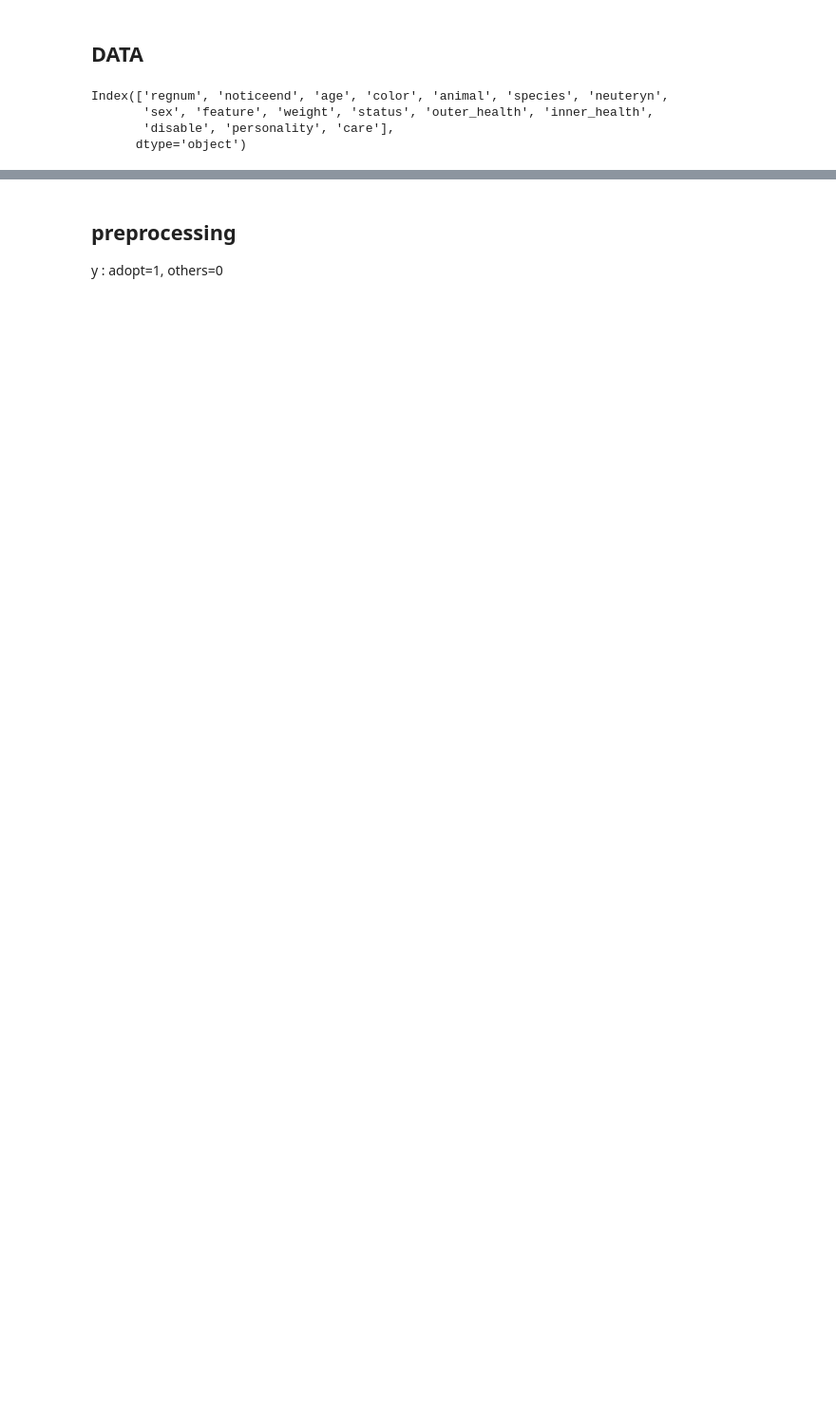
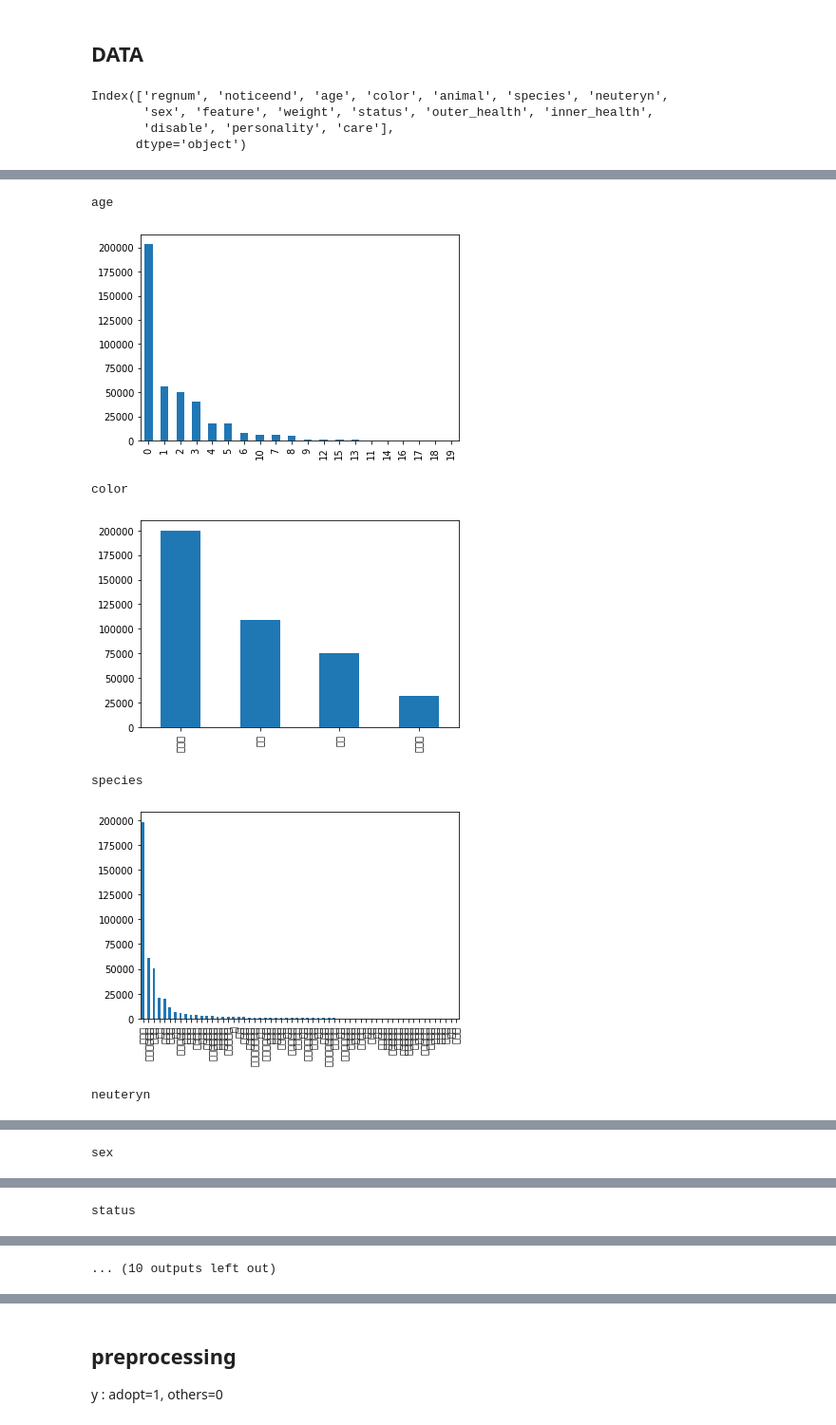
Before and after one commit to YOOJEONGHWANG/DontBuyJustAdoptProject, a Jupyter notebook: model_code.ipynb, the cells around one changed output, grey strips where cells are left out. Shown: that part at 95% size. Cells and saved outputs as stored; diff of their text form; code cells hidden in the pictures; blank space fills up the shorter version.

```diff
--- a/model_code.ipynb
+++ b/model_code.ipynb
@@ -41,0 +87,13 @@ aa.loc[aa['status'] =='종료(자연사)', 'status'] = 'death'
+# %%
+for i in aa.columns:
+    print(i)
+    aa[i].value_counts().plot(kind = 'bar')
+    plt.show()
+# %% [output]
+age
+[figure, added]
+color
+[figure, added]
+species
+[figure, added]
+neuteryn
@@ -41,0 +101 @@ aa.loc[aa['status'] =='종료(자연사)', 'status'] = 'death'
+sex
@@ -41,0 +103 @@ aa.loc[aa['status'] =='종료(자연사)', 'status'] = 'death'
+status
@@ -41,0 +105 @@ aa.loc[aa['status'] =='종료(자연사)', 'status'] = 'death'
+... (10 outputs left out)
```
Also changed, not shown: parts of 59 cells of this notebook, 1 other file.
